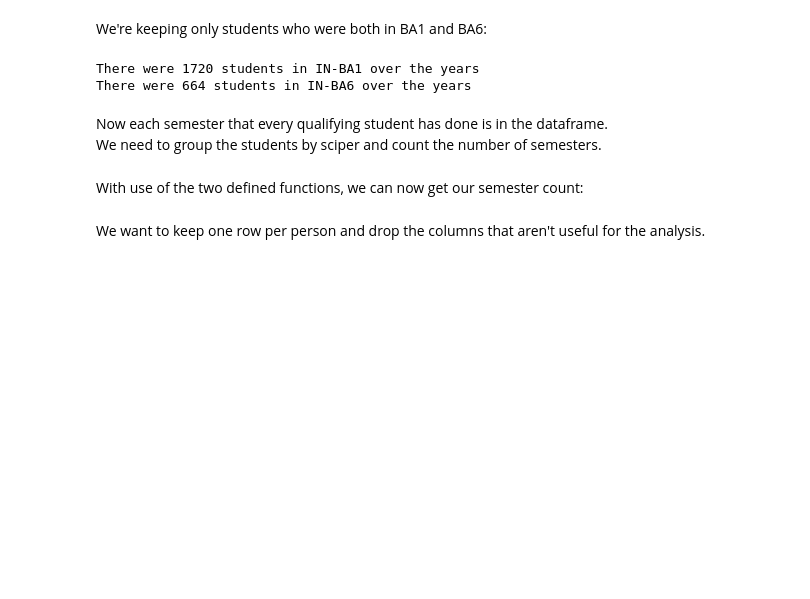
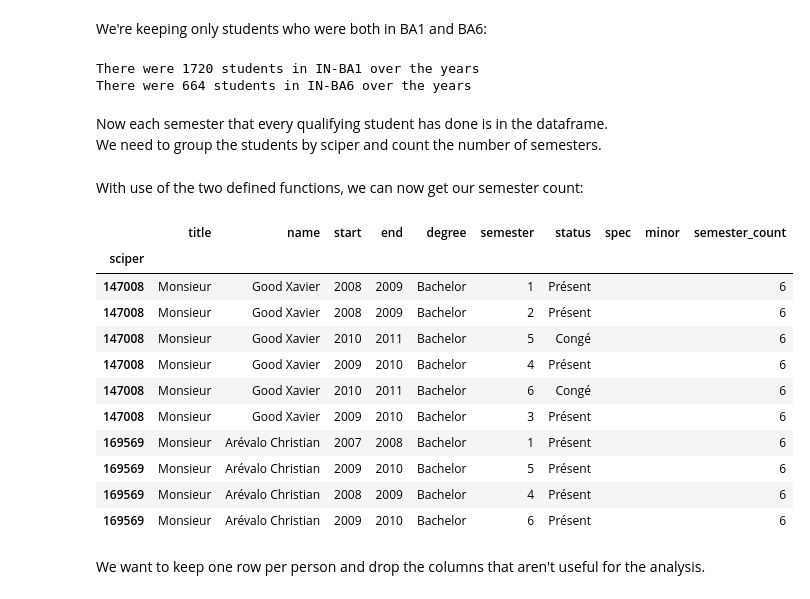
Before and after one commit to mukel/Homework, a Jupyter notebook: 02 - Data from the Web/hw_merge.ipynb, the cells around one changed output. Drawn from its saved outputs; the diff is of its cells as text; code cells hidden in the pictures; blank space fills up the shorter version.

```diff
--- a/02 - Data from the Web/hw_merge.ipynb
+++ b/02 - Data from the Web/hw_merge.ipynb
@@ -197,6 +174,20 @@ def compute_semester_count(intersection):
 With use of the two defined functions, we can now get our semester count:
 # %%
 ba_counted = compute_semester_count(compute_intersection_first_last_semester(ba_data, ba_1, ba_6))
+ba_counted.head(10)
+# %% [output]
+|  | title | name | start | end | degree | semester | status | spec | minor | semester_count |
+| sciper |  |  |  |  |  |  |  |  |  |  |
+| 147008 | Monsieur | Good Xavier | 2008 | 2009 | Bachelor | 1 | Présent |  |  | 6 |
+| 147008 | Monsieur | Good Xavier | 2008 | 2009 | Bachelor | 2 | Présent |  |  | 6 |
+| 147008 | Monsieur | Good Xavier | 2010 | 2011 | Bachelor | 5 | Congé |  |  | 6 |
+| 147008 | Monsieur | Good Xavier | 2009 | 2010 | Bachelor | 4 | Présent |  |  | 6 |
+| 147008 | Monsieur | Good Xavier | 2010 | 2011 | Bachelor | 6 | Congé |  |  | 6 |
+| 147008 | Monsieur | Good Xavier | 2009 | 2010 | Bachelor | 3 | Présent |  |  | 6 |
+| 169569 | Monsieur | Arévalo Christian | 2007 | 2008 | Bachelor | 1 | Présent |  |  | 6 |
+| 169569 | Monsieur | Arévalo Christian | 2009 | 2010 | Bachelor | 5 | Présent |  |  | 6 |
+| 169569 | Monsieur | Arévalo Christian | 2008 | 2009 | Bachelor | 4 | Présent |  |  | 6 |
+| 169569 | Monsieur | Arévalo Christian | 2009 | 2010 | Bachelor | 6 | Présent |  |  | 6 |
 # %% [markdown]
 We want to keep one row per person and drop the columns that aren't useful for the analysis.
 # %%
```
Also changed, not shown: parts of 24 cells of this notebook.
